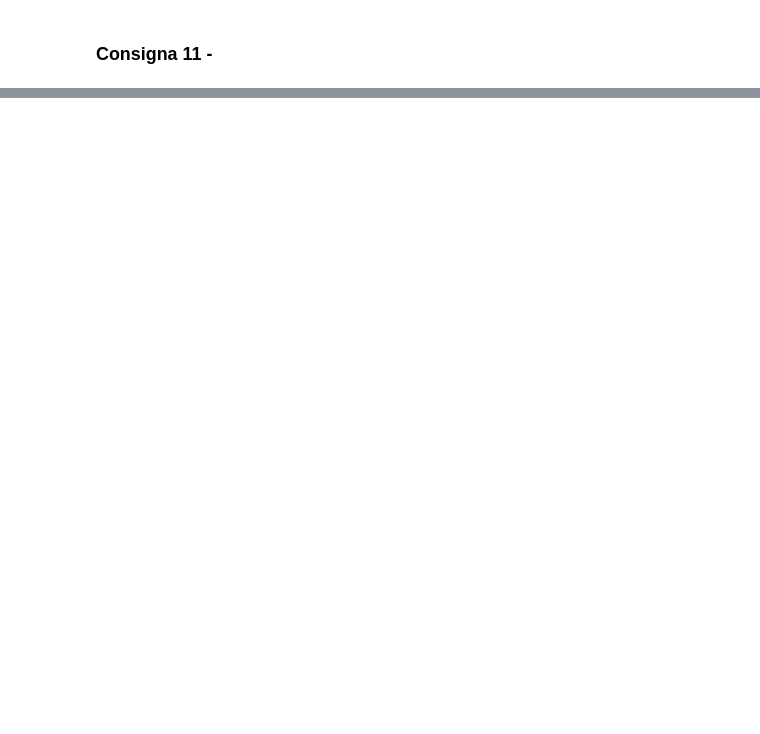
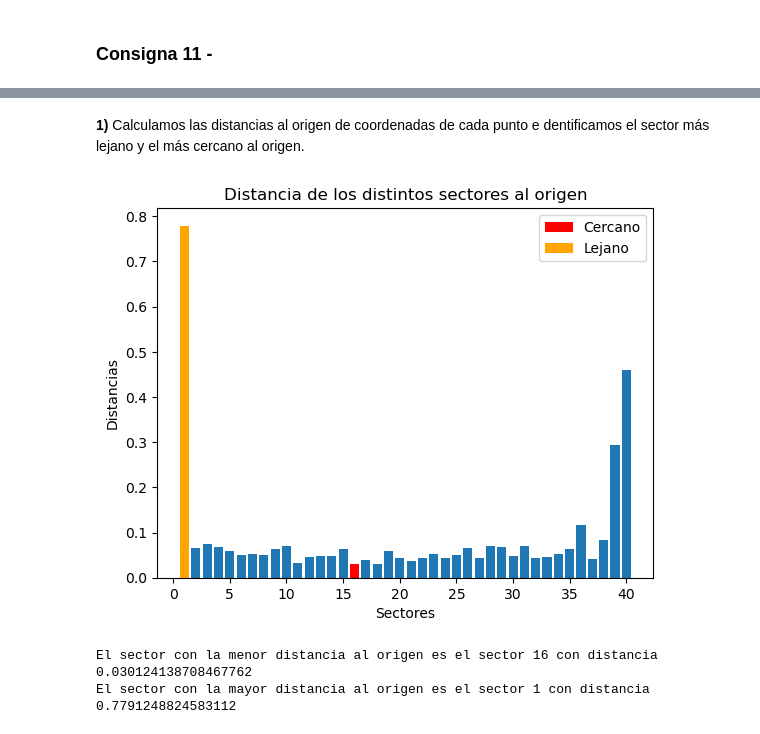
Before and after one commit to MatildaBartoli/TP2-ALC-2024, a Jupyter notebook: grupo_20_TP2.ipynb, the cells around one changed output, grey strips where cells are left out. Saved outputs shown, nothing was run; the diff lists cells and outputs as text; code cells hidden in the pictures; blank space fills up the shorter version.

```diff
--- a/grupo_20_TP2.ipynb
+++ b/grupo_20_TP2.ipynb
@@ -554,0 +474,9 @@ plt.show()
+# %% [markdown]
+**1)** Calculamos las distancias al origen de coordenadas
+de cada punto e dentificamos el sector más lejano y el más cercano al origen.
+# %%
+sector_cercano, sector_lejano = graficar_consigna_11_1(reduccionArr)
+# %% [output]
+[figure, added]
+El sector con la menor distancia al origen es el sector 16 con distancia 0.030124138708467762
+El sector con la mayor distancia al origen es el sector 1 con distancia 0.7791248824583112
```
Also changed, not shown: parts of 25 cells of this notebook, 1 other file.
